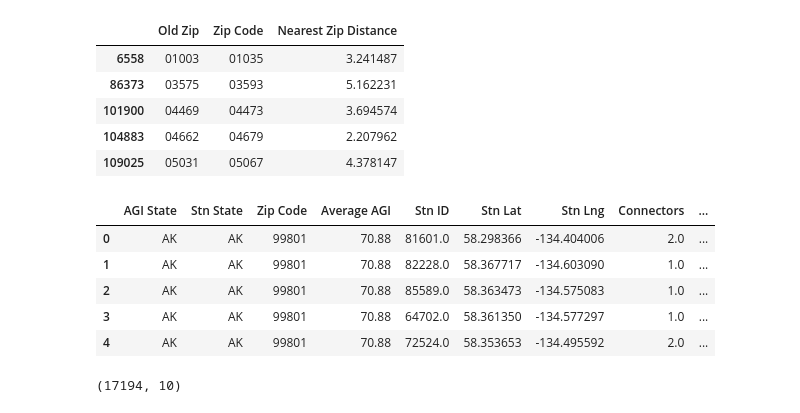
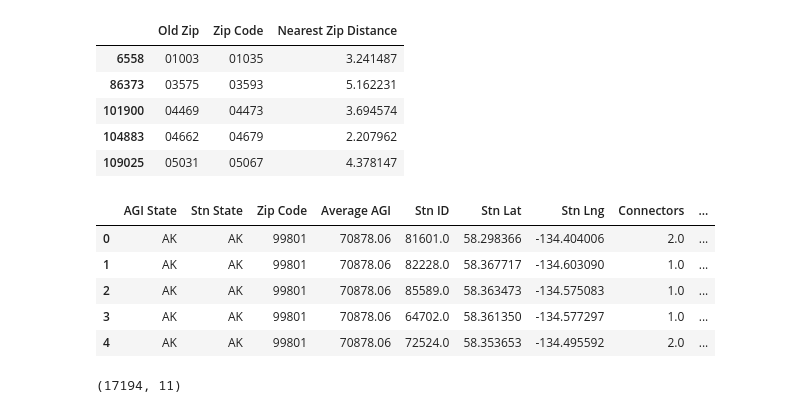
Before and after one commit to VanessaVanG/GW_Project1, a Jupyter notebook: data_exploration_cleanup.ipynb, the cells around one changed output. Cells and saved outputs as stored; diff of their text form; code cells hidden in the pictures.

```diff
--- a/data_exploration_cleanup.ipynb
+++ b/data_exploration_cleanup.ipynb
@@ -82,6 +85,9 @@ stn_df.head()
 | 3 | Performance Kia | 229 SW Everett Mall Way | Everett | WA | 98204 | 0.0 | 0.0 | 2.0 | ... |
 | 4 | Lee Johnson Kia | 11845 NE 85th St | Kirkland | WA | 98033 | 0.0 | 0.0 | 2.0 | ... |
 # %%
+#multiply the agi column by 1000 (because it's in thousands of dollars)
+income_df['AGI'] = income_df['AGI'] * 1000
+
 #find the average agi
 income_df['Average AGI'] = round((income_df['AGI'] / income_df['Returns Filed']), 2)
 
@@ -303,20 +309,31 @@ stn_group = stn_pre_agi_df.groupby(["Zip Code", "Stn ID"])
 # %%
 station_agi_df = stn_pre_agi_df[["AGI State", "Stn State", "Zip Code", "Average AGI",
                                 "Stn ID", "Stn Lat", "Stn Lng", "Connectors", "Nearest Zip Distance", "State"]]
 
+#add a formatted agi column for the hover text in the map
+for index,row in station_agi_df.iterrows():
+    station_agi_df.at[index, 'formatted_agi'] = ('${:,.2f}'.format(row['Average AGI']))
+
+#station_agi_df.head(7)
+
+#export for use in a map
+station_agi_df.to_csv('Output/station_agi_df.csv')
+
 station_agi_df.head()
 # %% [output]
 |  | AGI State | Stn State | Zip Code | Average AGI | Stn ID | Stn Lat | Stn Lng | Connectors | ... |
-| 0 | AK | AK | 99801 | 70.88 | 81601.0 | 58.298366 | -134.404006 | 2.0 | ... |
-| 1 | AK | AK | 99801 | 70.88 | 82228.0 | 58.367717 | -134.603090 | 1.0 | ... |
-| 2 | AK | AK | 99801 | 70.88 | 85589.0 | 58.363473 | -134.575083 | 1.0 | ... |
-| 3 | AK | AK | 99801 | 70.88 | 64702.0 | 58.361350 | -134.577297 | 1.0 | ... |
-| 4 | AK | AK | 99801 | 70.88 | 72524.0 | 58.353653 | -134.495592 | 2.0 | ... |
+| 0 | AK | AK | 99801 | 70878.06 | 81601.0 | 58.298366 | -134.404006 | 2.0 | ... |
+| 1 | AK | AK | 99801 | 70878.06 | 82228.0 | 58.367717 | -134.603090 | 1.0 | ... |
+| 2 | AK | AK | 99801 | 70878.06 | 85589.0 | 58.363473 | -134.575083 | 1.0 | ... |
+| 3 | AK | AK | 99801 | 70878.06 | 64702.0 | 58.361350 | -134.577297 | 1.0 | ... |
+| 4 | AK | AK | 99801 | 70878.06 | 72524.0 | 58.353653 | -134.495592 | 2.0 | ... |
 # %%
+'''Delete before submitting'''
+
 station_agi_df.to_csv('test.csv')
 station_agi_df.shape
 # %% [output]
-(17194, 10)
+(17194, 11)
 # %%
 stn_group = station_agi_df.groupby(["Zip Code"])
 
```
Also changed, not shown: parts of 22 cells of this notebook.
